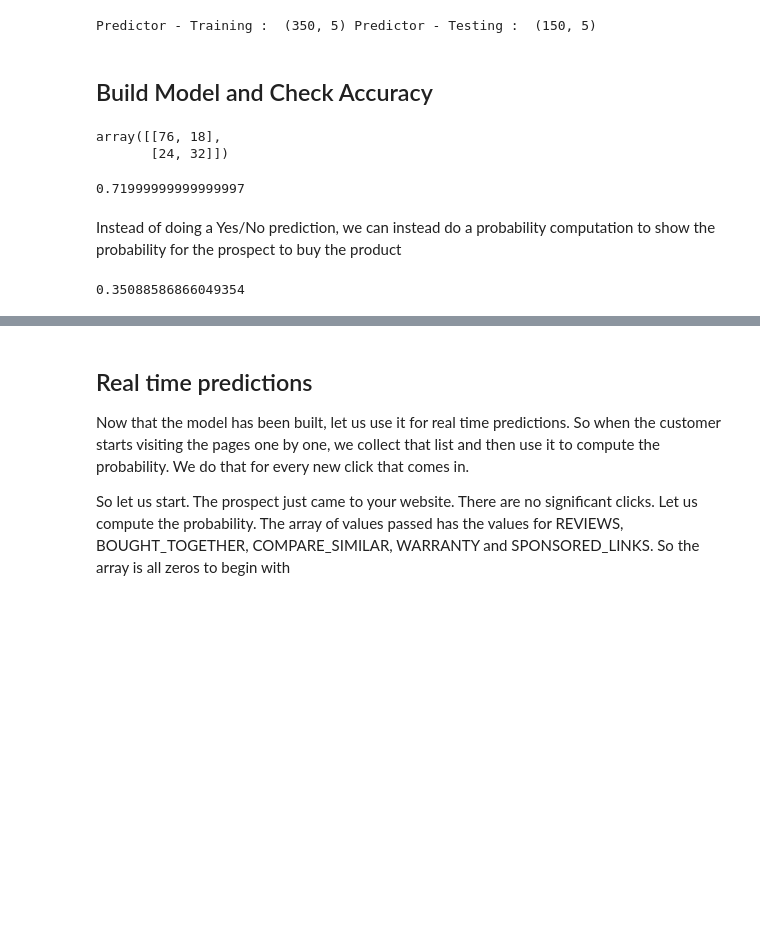
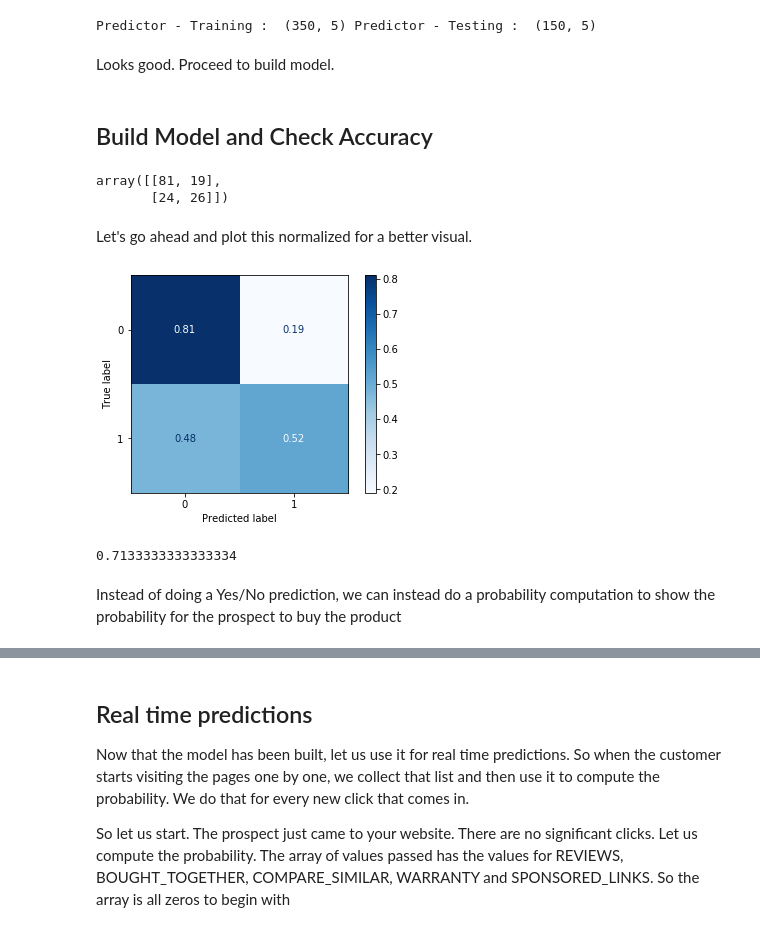
Before and after one commit to JessicaFB/Purchasing-Propensity, a Jupyter notebook: Propensity Prediction.ipynb, the cells around one changed output, grey strips where cells are left out. Saved outputs shown, nothing was run; the diff lists cells and outputs as text; code cells hidden in the pictures; blank space fills up the shorter version.

Commit message:
Added norm confusion matrix plot.

```diff
--- a/Propensity Prediction.ipynb
+++ b/Propensity Prediction.ipynb
@@ -116,34 +116,51 @@ target = prospect_data.BUY
 
 We now split the model into training and testing data in the ratio of 70:30
 # %%
-pred_train, pred_test, tar_train, tar_test  =   train_test_split(predictors, targets, test_size=.3)
+# Split into train & test sets
+pred_train, pred_test, tar_train, tar_test  =  train_test_split(predictors, target, test_size=.3)
 
+# Preview shape
 print( "Predictor - Training : ", pred_train.shape, "Predictor - Testing : ", pred_test.shape )
 # %% [output]
 Predictor - Training :  (350, 5) Predictor - Testing :  (150, 5)
+# %% [markdown]
+Looks good. Proceed to build model.
 # %% [markdown]
 ## Build Model and Check Accuracy
 # %%
+# Import Naive Bayes Classifier
 from sklearn.naive_bayes import GaussianNB
 
-classifier=GaussianNB()
-classifier=classifier.fit(pred_train,tar_train)
+# Instantiate Classifier
+classifier = GaussianNB()
 
-predictions=classifier.predict(pred_test)
+# Fit Classifier on Train Set
+classifier = classifier.fit(pred_train, tar_train)
 
-#Analyze accuracy of predictions
-sklearn.metrics.confusion_matrix(tar_test,predictions)
+#  Make Predictions on Test Set
+predictions = classifier.predict(pred_test)
+
+# Check Accuracy of Predictions w/Confusion Matrix
+sklearn.metrics.confusion_matrix(tar_test, predictions)
 # %% [output]
-array([[76, 18],
-       [24, 32]])
+array([[81, 19],
+       [24, 26]])
+# %% [markdown]
+Let's go ahead and plot this normalized for a better visual.
+# %%
+from sklearn.metrics import plot_confusion_matrix
+sklearn.metrics.plot_confusion_matrix(classifier,
+                                      pred_test,
+                                      tar_test,
+                                      normalize='true',
+                                      cmap='Blues')
+plt.show()
+# %% [output]
+[figure, added]
 # %%
+# Check Accuracy Score
 sklearn.metrics.accuracy_score(tar_test, predictions)
 # %% [output]
-0.71999999999999997
+0.7133333333333334
 # %% [markdown]
 Instead of doing a Yes/No prediction, we can instead do a probability computation to show the probability for the prospect to buy the product
-# %%
-pred_prob=classifier.predict_proba(pred_test)
-pred_prob[0,1]
-# %% [output]
-0.35088586866049354
```
Also changed, not shown: parts of 2 cells of this notebook.
